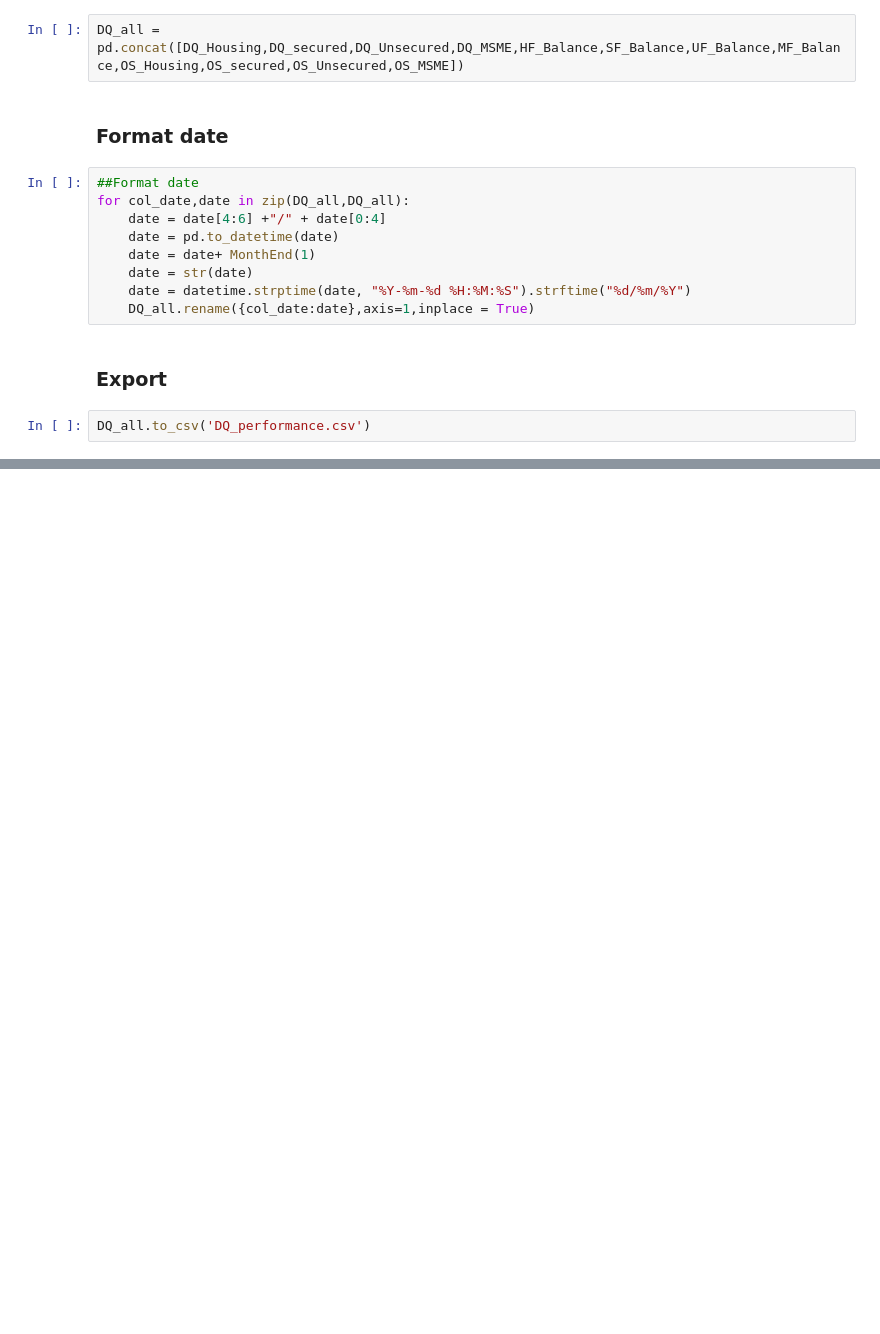
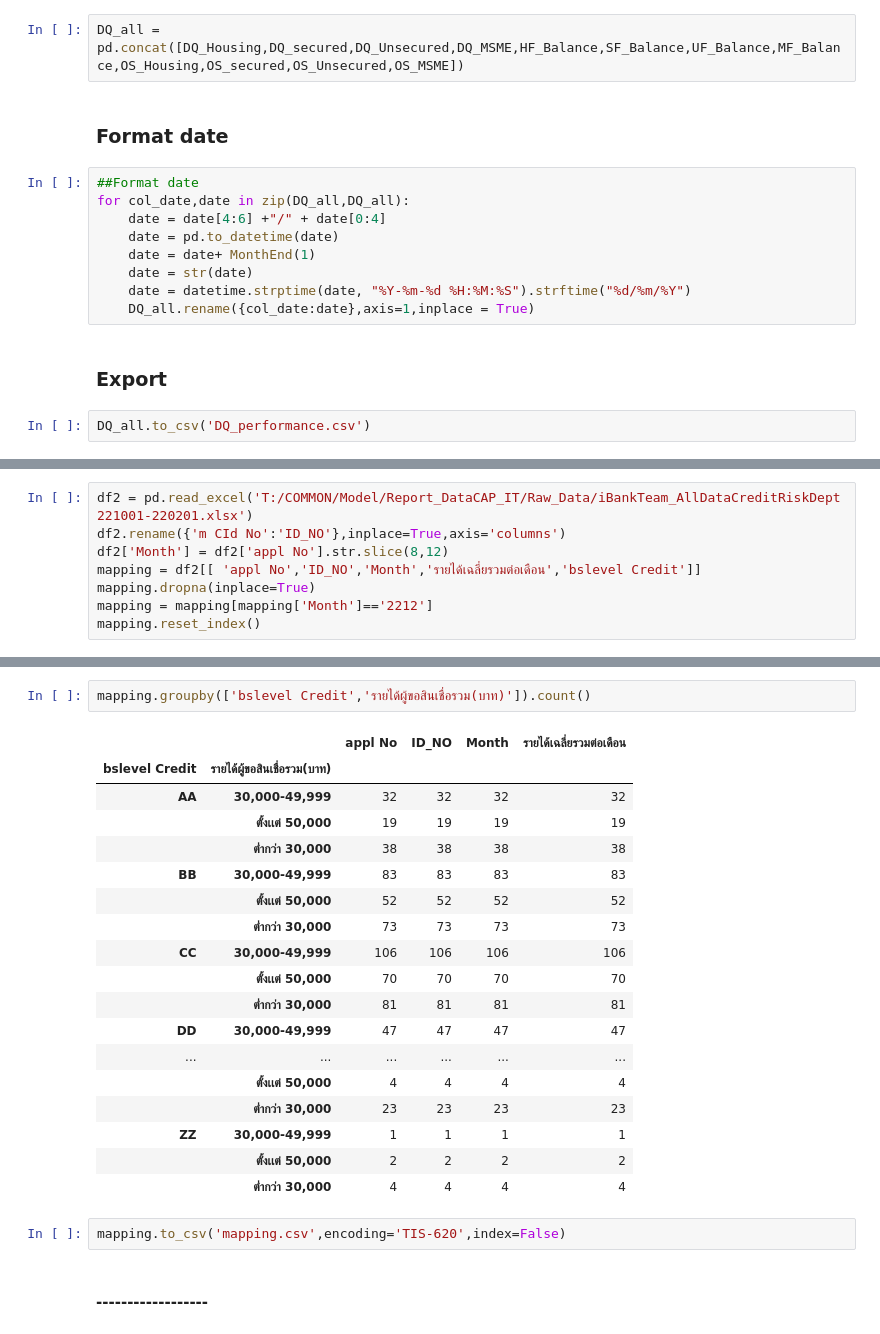
Before and after one commit to Taecpy/CAP_CBS_Performace, a Jupyter notebook: CAP_CBS_Performace.ipynb, the cells around one changed output, grey strips where cells are left out. Saved outputs shown, nothing was run; the diff lists cells and outputs as text; blank space fills up the shorter version.

```diff
--- a/CAP_CBS_Performace.ipynb
+++ b/CAP_CBS_Performace.ipynb
@@ -188,0 +276,8 @@ DQ_all.to_csv('DQ_performance.csv')
+# %%
+df2 = pd.read_excel('T:/COMMON/Model/Report_DataCAP_IT/Raw_Data/iBankTeam_AllDataCreditRiskDept 221001-220201.xlsx')
+df2.rename({'m CId No':'ID_NO'},inplace=True,axis='columns')
+df2['Month'] = df2['appl No'].str.slice(8,12)
+mapping = df2[[ 'appl No','ID_NO','Month','รายได้เฉลี่ยรวมต่อเดือน','bslevel Credit']]
+mapping.dropna(inplace=True)
+mapping = mapping[mapping['Month']=='2212']
+mapping.reset_index()
@@ -188,0 +292,25 @@ DQ_all.to_csv('DQ_performance.csv')
+# %%
+mapping.groupby(['bslevel Credit','รายได้ผู้ขอสินเชื่อรวม(บาท)']).count()
+# %% [output]
+|  |  | appl No | ID_NO | Month | รายได้เฉลี่ยรวมต่อเดือน |
+| bslevel Credit | รายได้ผู้ขอสินเชื่อรวม(บาท) |  |  |  |  |
+| AA | 30,000-49,999 | 32 | 32 | 32 | 32 |
+|  | ตั้งเเต่ 50,000 | 19 | 19 | 19 | 19 |
+|  | ต่ำกว่า 30,000 | 38 | 38 | 38 | 38 |
+| BB | 30,000-49,999 | 83 | 83 | 83 | 83 |
+|  | ตั้งเเต่ 50,000 | 52 | 52 | 52 | 52 |
+|  | ต่ำกว่า 30,000 | 73 | 73 | 73 | 73 |
+| CC | 30,000-49,999 | 106 | 106 | 106 | 106 |
+|  | ตั้งเเต่ 50,000 | 70 | 70 | 70 | 70 |
+|  | ต่ำกว่า 30,000 | 81 | 81 | 81 | 81 |
+| DD | 30,000-49,999 | 47 | 47 | 47 | 47 |
+| ... | ... | ... | ... | ... | ... |
+|  | ตั้งเเต่ 50,000 | 4 | 4 | 4 | 4 |
+|  | ต่ำกว่า 30,000 | 23 | 23 | 23 | 23 |
+| ZZ | 30,000-49,999 | 1 | 1 | 1 | 1 |
+|  | ตั้งเเต่ 50,000 | 2 | 2 | 2 | 2 |
+|  | ต่ำกว่า 30,000 | 4 | 4 | 4 | 4 |
+# %%
+mapping.to_csv('mapping.csv',encoding='TIS-620',index=False)
+# %% [markdown]
+#### ------------------
```
Also changed, not shown: parts of 13 cells of this notebook.
